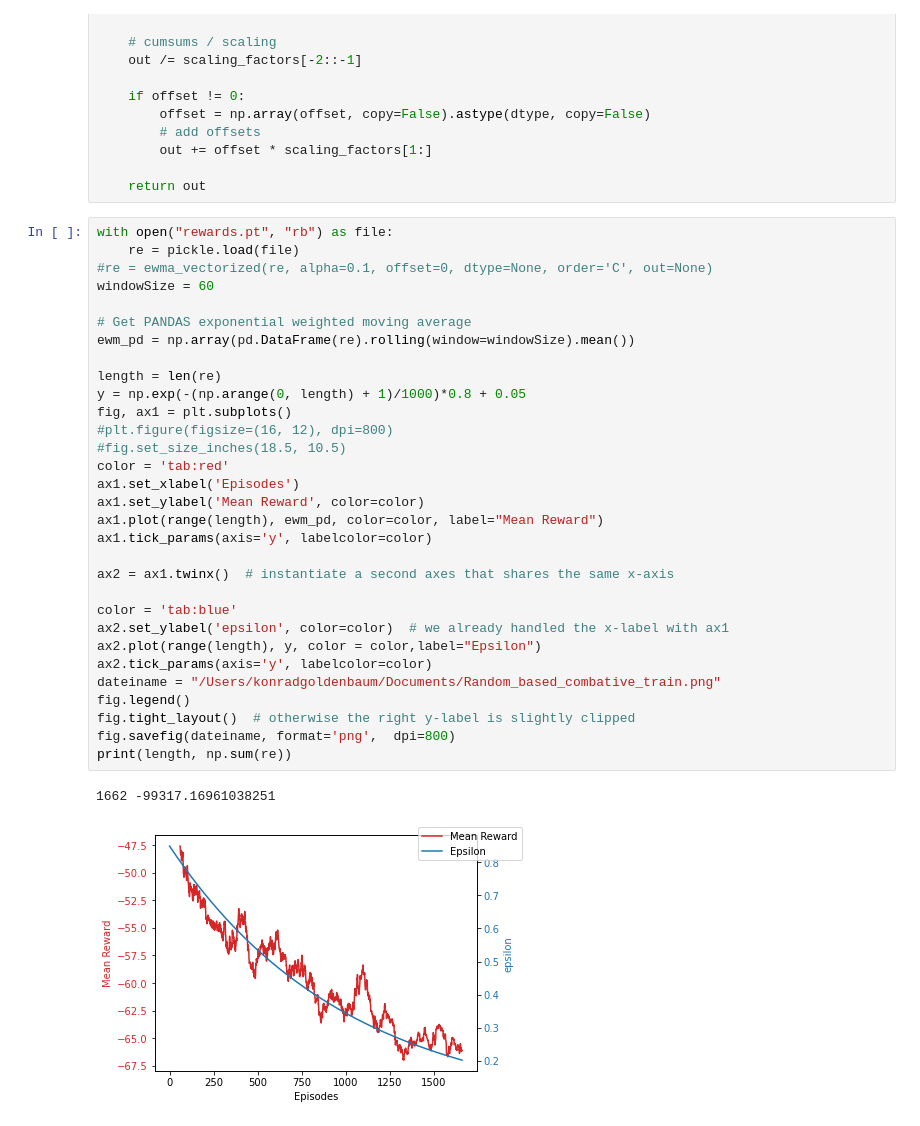
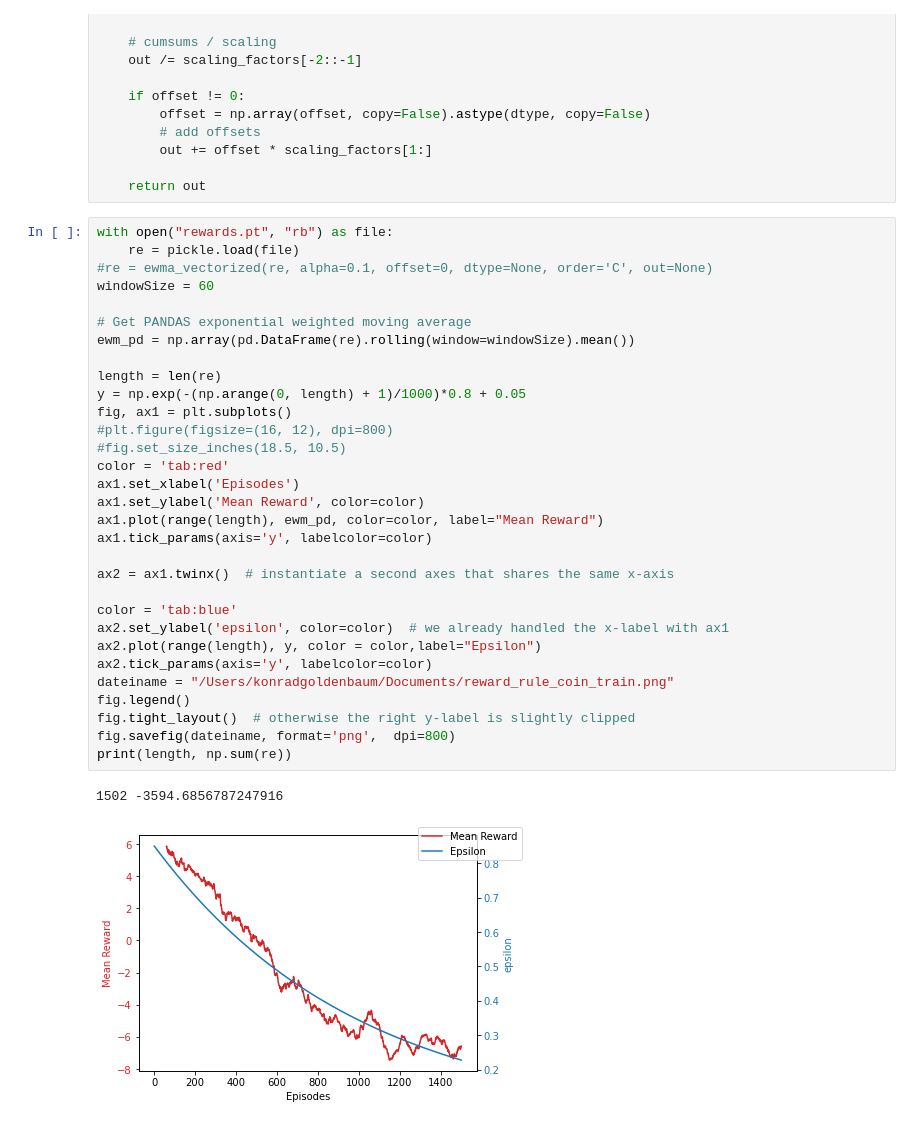
Before and after one commit to RaoulBer/Bomberman-KI-Projekt, a Jupyter notebook: bomberman_rl-master/agent_code/regression_forest/data_science_features.ipynb, the cells around one changed output. Cells and saved outputs as stored; diff of their text form.

```diff
--- a/bomberman_rl-master/agent_code/regression_forest/data_science_features.ipynb
+++ b/bomberman_rl-master/agent_code/regression_forest/data_science_features.ipynb
@@ -180,36 +179,36 @@ def ewma_vectorized(data, alpha, offset=None, dtype=None, order='C', out=None):
 with open("rewards.pt", "rb") as file:
     re = pickle.load(file)
 #re = ewma_vectorized(re, alpha=0.1, offset=0, dtype=None, order='C', out=None)
 windowSize = 60
 
 # Get PANDAS exponential weighted moving average
 ewm_pd = np.array(pd.DataFrame(re).rolling(window=windowSize).mean())
 
 length = len(re)
 y = np.exp(-(np.arange(0, length) + 1)/1000)*0.8 + 0.05
 fig, ax1 = plt.subplots()
 #plt.figure(figsize=(16, 12), dpi=800)
 #fig.set_size_inches(18.5, 10.5)
 color = 'tab:red'
 ax1.set_xlabel('Episodes')
 ax1.set_ylabel('Mean Reward', color=color)
 ax1.plot(range(length), ewm_pd, color=color, label="Mean Reward")
 ax1.tick_params(axis='y', labelcolor=color)
 
 ax2 = ax1.twinx()  # instantiate a second axes that shares the same x-axis
 
 color = 'tab:blue'
 ax2.set_ylabel('epsilon', color=color)  # we already handled the x-label with ax1
 ax2.plot(range(length), y, color = color,label="Epsilon")
 ax2.tick_params(axis='y', labelcolor=color)
-dateiname = "/Users/konradgoldenbaum/Documents/Random_based_combative_train.png"
+dateiname = "/Users/konradgoldenbaum/Documents/reward_rule_coin_train.png"
 fig.legend()
 fig.tight_layout()  # otherwise the right y-label is slightly clipped
 fig.savefig(dateiname, format='png',  dpi=800)
 print(length, np.sum(re))
 # %% [output]
-1662 -99317.16961038251
+1502 -3594.6856787247916
-[figure, old version]
+[figure, new version]
 # %%
 with open("Y_Convergence.pt", "rb") as file:
     re = pickle.load(file)
```
Also changed, not shown: parts of 3 cells of this notebook, 3 other files.
